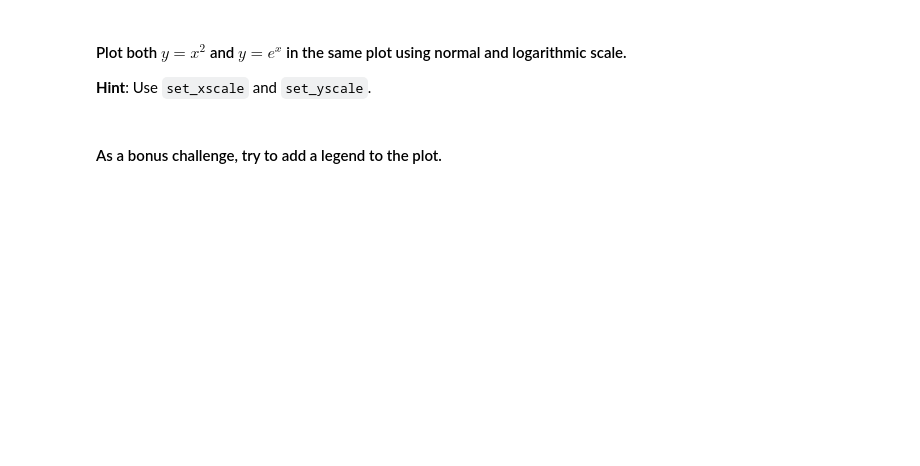
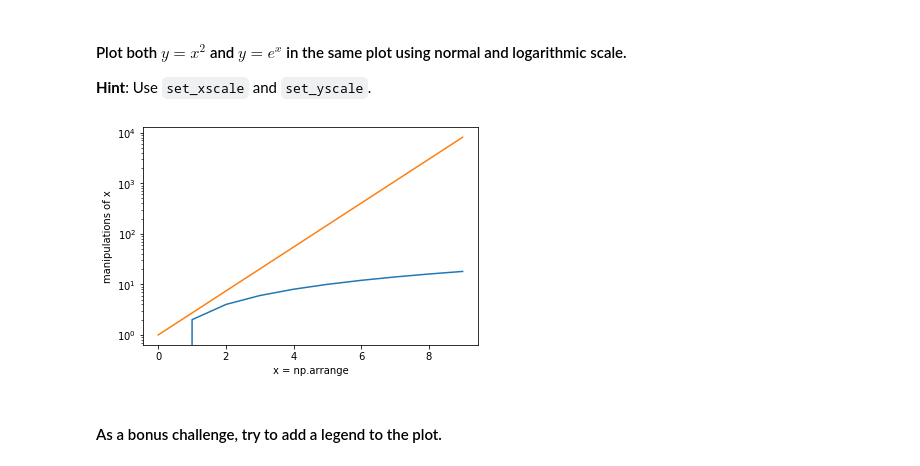
Before and after one commit to ta-data-lis/lab-matplotlib-seaborn, a Jupyter notebook: your-code/main.ipynb, the cells around one changed output. Cells and saved outputs as stored; diff of their text form; code cells hidden in the pictures; blank space fills up the shorter version.

```diff
--- a/your-code/main.ipynb
+++ b/your-code/main.ipynb
@@ -41,2 +108,23 @@ If you want, try to add a title to the plot or even axes labels. You can also pl
+# %%
+# your code here
+
+#Don´t understand the question. bellow is the aswer with Beatriz help, but i still don´t understand.
+#i remember that this was doing during class, but as i am late, i lost the explanation.
+
+import math
+
+x = np.arange(0,10) #0 to 10, becuase I wanted to better understand the plot.
+y = x*2
+z = math.e**x
+
+plt.plot(x, y, label='squared')
+plt.plot(x, z, label='Euler\'s')   ## The inclination is there, but hard to see because of scale.
+
+plt.xlabel('x = np.arrange')
+plt.ylabel('manipulations of x')
+plt.xscale("linear")
+plt.yscale("log")
+# %% [output]
+[figure, added]
 # %% [markdown]
 #### As a bonus challenge, try to add a legend to the plot.
```
Also changed, not shown: parts of 58 cells of this notebook.
